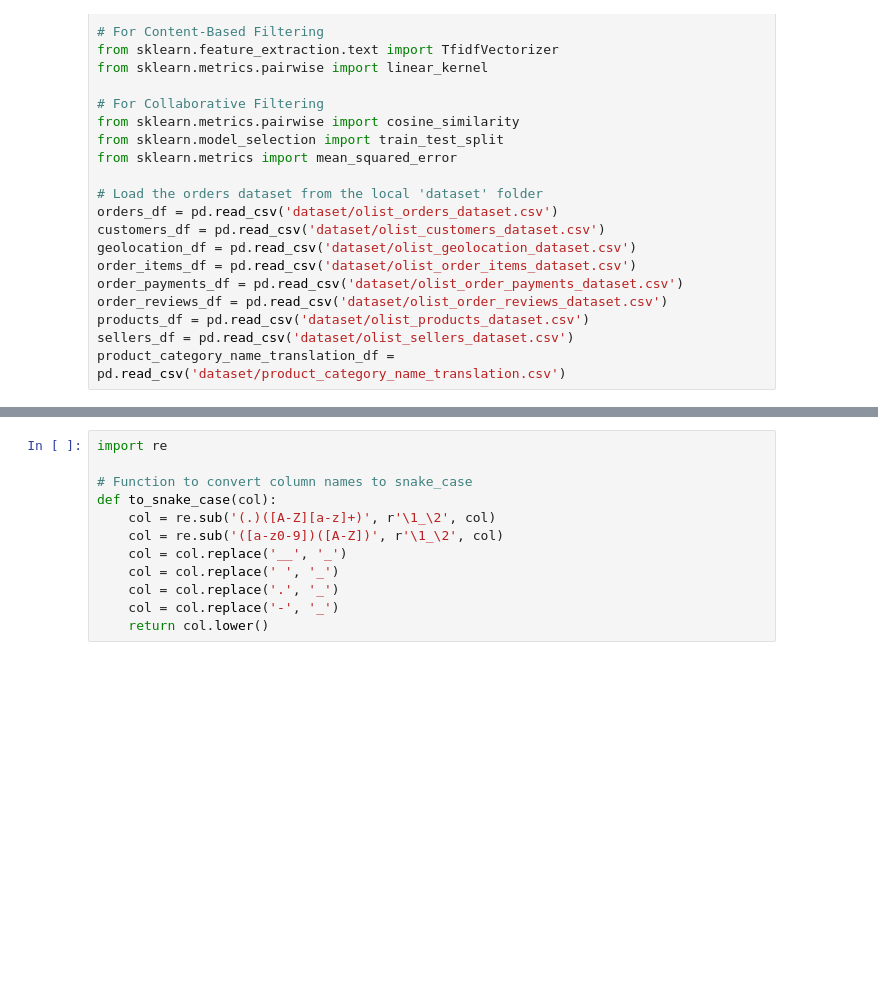
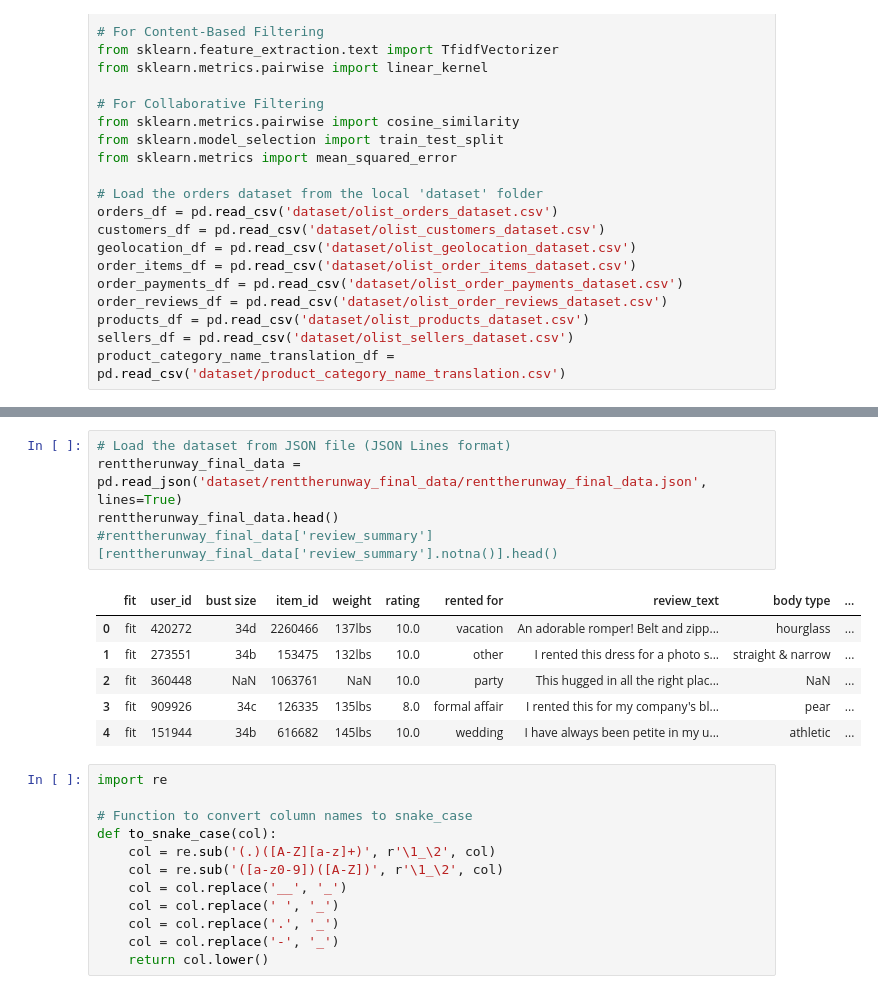
Before and after one commit to LuiisClaudio/mod-cloth, a Jupyter notebook: LuisMartins_CA2.ipynb, the cells around one changed output, grey strips where cells are left out. Saved outputs shown, nothing was run; the diff lists cells and outputs as text; blank space fills up the shorter version.

```diff
--- a/LuisMartins_CA2.ipynb
+++ b/LuisMartins_CA2.ipynb
@@ -26,3 +40,15 @@ product_category_name_translation_df = pd.read_csv('dataset/product_category_nam
+# %%
+# Load the dataset from JSON file (JSON Lines format)
+renttherunway_final_data = pd.read_json('dataset/renttherunway_final_data/renttherunway_final_data.json', lines=True)
+renttherunway_final_data.head()
+#renttherunway_final_data['review_summary'][renttherunway_final_data['review_summary'].notna()].head()
+# %% [output]
+|  | fit | user_id | bust size | item_id | weight | rating | rented for | review_text | body type | ... |
+| 0 | fit | 420272 | 34d | 2260466 | 137lbs | 10.0 | vacation | An adorable romper! Belt and zipp... | hourglass | ... |
+| 1 | fit | 273551 | 34b | 153475 | 132lbs | 10.0 | other | I rented this dress for a photo s... | straight & narrow | ... |
+| 2 | fit | 360448 | NaN | 1063761 | NaN | 10.0 | party | This hugged in all the right plac... | NaN | ... |
+| 3 | fit | 909926 | 34c | 126335 | 135lbs | 8.0 | formal affair | I rented this for my company's bl... | pear | ... |
+| 4 | fit | 151944 | 34b | 616682 | 145lbs | 10.0 | wedding | I have always been petite in my u... | athletic | ... |
 # %%
 import re
 
```
Also changed, not shown: parts of 32 cells of this notebook.
